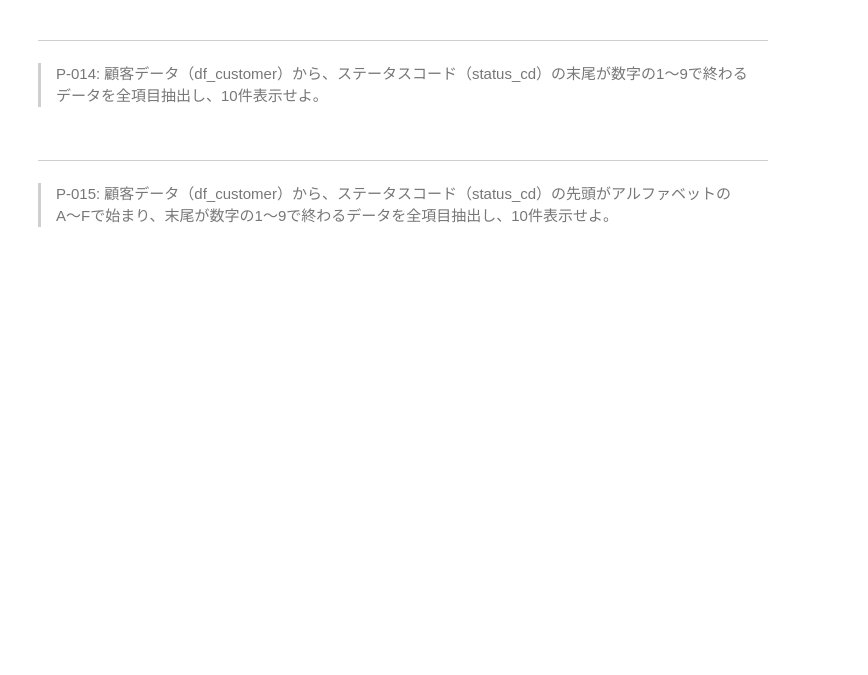
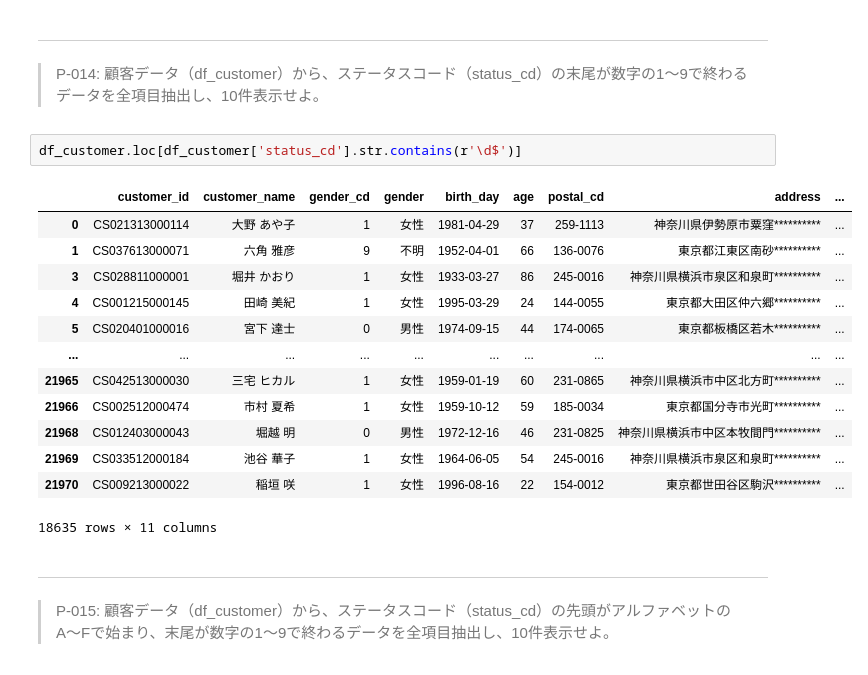
Before and after one commit to erena0424/DirislDSInternship, a Jupyter notebook: docker/work/preprocess_knock_Python.ipynb, the cells around one changed output. Cells and saved outputs as stored; diff of their text form; blank space fills up the shorter version.

```diff
--- a/docker/work/preprocess_knock_Python.ipynb
+++ b/docker/work/preprocess_knock_Python.ipynb
@@ -291,6 +301,22 @@ TypeError: expected string or bytes-like object, got 'StringMethods'
 # %% [markdown]
 ---
 > P-014: 顧客データ（df_customer）から、ステータスコード（status_cd）の末尾が数字の1〜9で終わるデータを全項目抽出し、10件表示せよ。
+# %%
+df_customer.loc[df_customer['status_cd'].str.contains(r'\d$')]
+# %% [output]
+|  | customer_id | customer_name | gender_cd | gender | birth_day | age | postal_cd | address | ... |
+| 0 | CS021313000114 | 大野 あや子 | 1 | 女性 | 1981-04-29 | 37 | 259-1113 | 神奈川県伊勢原市粟窪********** | ... |
+| 1 | CS037613000071 | 六角 雅彦 | 9 | 不明 | 1952-04-01 | 66 | 136-0076 | 東京都江東区南砂********** | ... |
+| 3 | CS028811000001 | 堀井 かおり | 1 | 女性 | 1933-03-27 | 86 | 245-0016 | 神奈川県横浜市泉区和泉町********** | ... |
+| 4 | CS001215000145 | 田崎 美紀 | 1 | 女性 | 1995-03-29 | 24 | 144-0055 | 東京都大田区仲六郷********** | ... |
+| 5 | CS020401000016 | 宮下 達士 | 0 | 男性 | 1974-09-15 | 44 | 174-0065 | 東京都板橋区若木********** | ... |
+| ... | ... | ... | ... | ... | ... | ... | ... | ... | ... |
+| 21965 | CS042513000030 | 三宅 ヒカル | 1 | 女性 | 1959-01-19 | 60 | 231-0865 | 神奈川県横浜市中区北方町********** | ... |
+| 21966 | CS002512000474 | 市村 夏希 | 1 | 女性 | 1959-10-12 | 59 | 185-0034 | 東京都国分寺市光町********** | ... |
+| 21968 | CS012403000043 | 堀越 明 | 0 | 男性 | 1972-12-16 | 46 | 231-0825 | 神奈川県横浜市中区本牧間門********** | ... |
+| 21969 | CS033512000184 | 池谷 華子 | 1 | 女性 | 1964-06-05 | 54 | 245-0016 | 神奈川県横浜市泉区和泉町********** | ... |
+| 21970 | CS009213000022 | 稲垣 咲 | 1 | 女性 | 1996-08-16 | 22 | 154-0012 | 東京都世田谷区駒沢********** | ... |
+18635 rows × 11 columns
 # %% [markdown]
 ---
 > P-015: 顧客データ（df_customer）から、ステータスコード（status_cd）の先頭がアルファベットのA〜Fで始まり、末尾が数字の1〜9で終わるデータを全項目抽出し、10件表示せよ。
```
Also changed, not shown: parts of 7 cells of this notebook.
